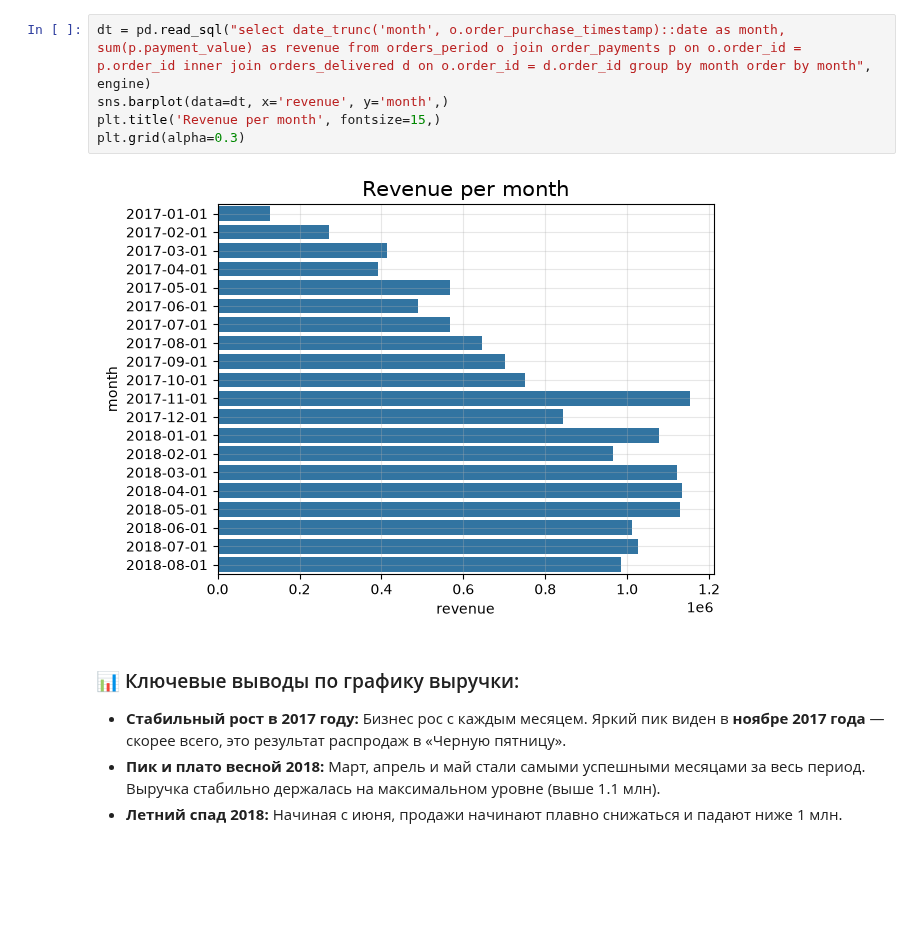
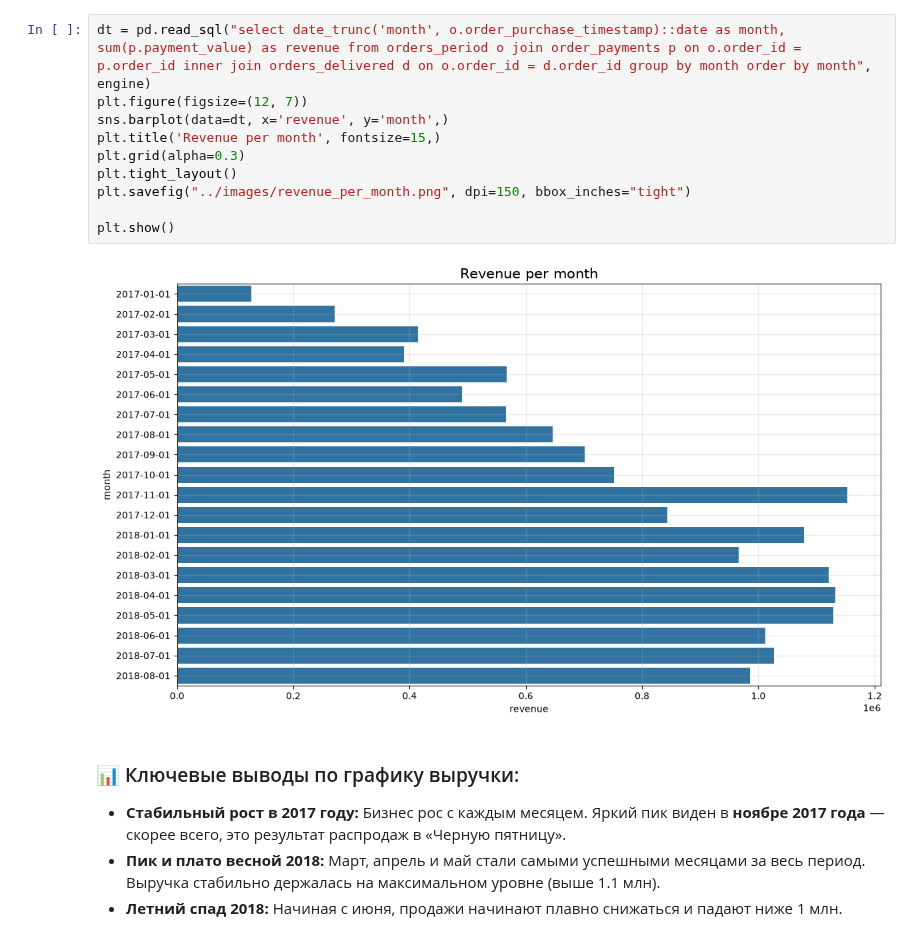
Before and after one commit to radmirmudarisov77-sketch/olist-ecommerce-sql-analysis, a Jupyter notebook: notebooks/01_eda.ipynb, the cells around one changed output. Drawn from its saved outputs; the diff is of its cells as text; blank space fills up the shorter version.

```diff
--- a/notebooks/01_eda.ipynb
+++ b/notebooks/01_eda.ipynb
@@ -23,10 +27,15 @@ plt.show()
 # %%
 dt = pd.read_sql("select date_trunc('month', o.order_purchase_timestamp)::date as month, sum(p.payment_value) as revenue from orders_period o join order_payments p on o.order_id = p.order_id inner join orders_delivered d on o.order_id = d.order_id group by month order by month", engine)
+plt.figure(figsize=(12, 7))
 sns.barplot(data=dt, x='revenue', y='month',)
 plt.title('Revenue per month', fontsize=15,)
 plt.grid(alpha=0.3)
+plt.tight_layout()
+plt.savefig("../images/revenue_per_month.png", dpi=150, bbox_inches="tight")
+
+plt.show()
 # %% [output]
-[figure, old version]
+[figure, new version]
 # %% [markdown]
 ### 📊 Ключевые выводы по графику выручки:
 
```
Also changed, not shown: parts of 29 cells of this notebook, 13 other files.
